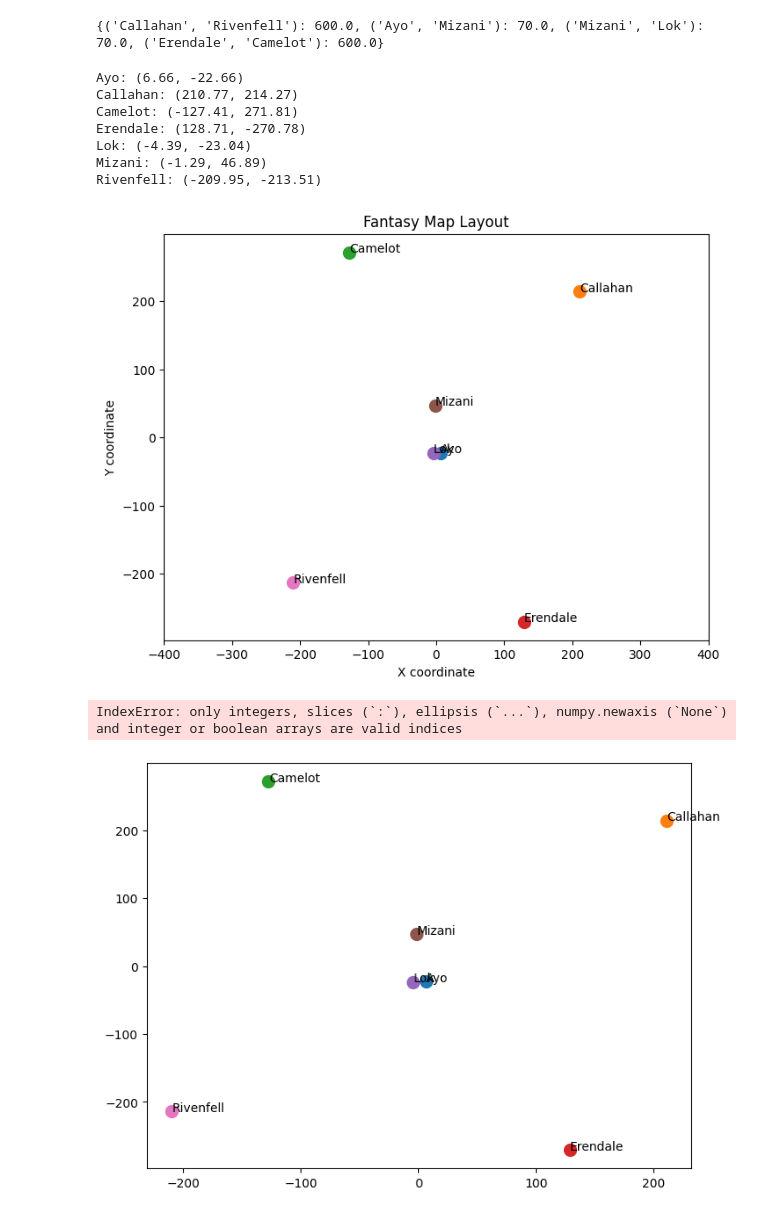
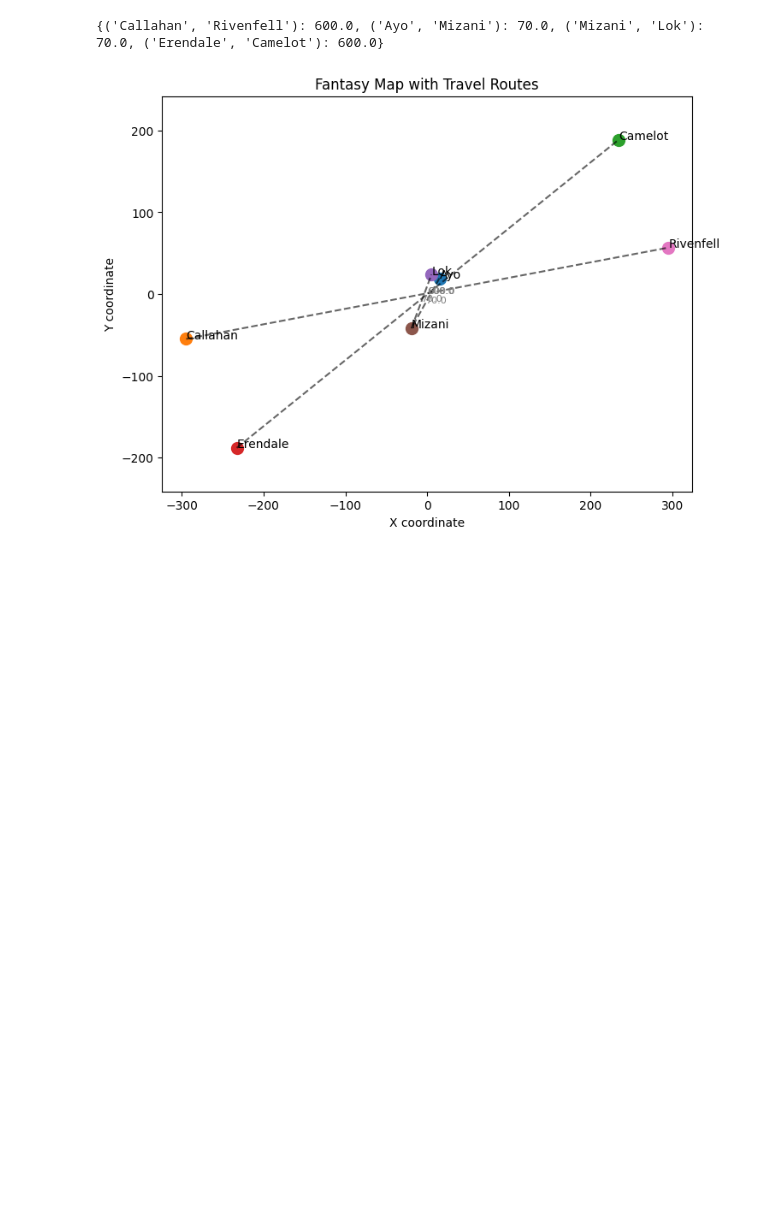
Before and after one commit to tforteni/story-map, a Jupyter notebook: notebooks/prototype.ipynb, the cells around one changed output. Cells and saved outputs as stored; diff of their text form; code cells hidden in the pictures; blank space fills up the shorter version.

Commit message:
implemented least squares

```diff
--- a/notebooks/prototype.ipynb
+++ b/notebooks/prototype.ipynb
@@ -369,11 +369,7 @@ print(distances)
 import numpy as np
 from scipy.optimize import least_squares
 
-#HELLO FUTURE TENI - LET'S SYTART BY FACTORING OUT THIS SOLVER CODE TO SOLVER.PY
-#Let's begin by understanding what the solver is doing and making sure that it actually makes
-#sense and that the coordinates it results in are correct. After that we can begin the plotting!
-# No need to rush. Just take things nice and steady
-
+#GET COORDINATES
 def get_all_locations(all_info):
     locs = set()
     for entry in all_info:
@@ -382,80 +378,57 @@ def get_all_locations(all_info):
     return sorted(locs)
 
 locations = get_all_locations(info)
-# we already have distances
 
-# Map location names to indices
-loc_index = {loc: i for i, loc in enumerate(locations)}
+def get_coords(locations, distances):
+    # Map location names to indices
+    loc_index = {loc: i for i, loc in enumerate(locations)}
 
-# Residual function
-def residuals(coords):
-    coords = coords.reshape(-1, 2)  # convert flat array to [[x1,y1],[x2,y2],...]
-    res = []
-    for (l1, l2), d in distances.items():
-        i, j = loc_index[l1], loc_index[l2]
-        xi, yi = coords[i]
-        xj, yj = coords[j]
-        res.append(np.sqrt((xi - xj)**2 + (yi - yj)**2) - d)
-    return res
+    # Residual function
+    def residuals(coords):
+        coords = coords.reshape(-1, 2)
+        res = []
+        for (l1, l2), d in distances.items():
+            i, j = loc_index[l1], loc_index[l2]
+            xi, yi = coords[i]
+            xj, yj = coords[j]
+            res.append(np.sqrt((xi - xj)**2 + (yi - yj)**2) - d)
+        return res
 
-# Initial guess: random coordinates
-x0 = np.random.rand(len(locations) * 2)
+    # Initial guess
+    x0 = np.random.rand(len(locations) * 2)
 
-# Solve
-result = least_squares(residuals, x0)
+    # Solve
+    result = least_squares(residuals, x0)
 
-coords = result.x.reshape(-1, 2)
-for loc, (x, y) in zip(locations, coords):
-    print(f"{loc}: ({x:.2f}, {y:.2f})")
+    coords_array = result.x.reshape(-1, 2)
+    coords = {name: tuple(coord) for name, coord in zip(locations, coords_array)}
 
-import matplotlib.pyplot as plt #THEN WE WANT TO PUT THIS PLOTTING CODE IN VISUALIZER.PY
+    return coords
 
-def plot_map(coords):
-    plt.figure(figsize=(8, 6))
-
-    for (x, y), name in zip(coords, locations):
-        plt.scatter(x, y, s=100, marker="o")        # draw the point
-        plt.text(x+0.2, y+0.2, name, fontsize=10)   # add label
-
-    plt.title("Fantasy Map Layout")
-    plt.xlabel("X coordinate")
-    plt.ylabel("Y coordinate")
-    plt.axis("equal")   # keep aspect ratio square
-    plt.show()
-
-plot_map(coords)
+import matplotlib.pyplot as plt
 
 def plot_map_with_routes(coords, distances):
     plt.figure(figsize=(8, 6))
 
     # draw points
-    for (x, y), name in zip(coords, locations):
+    for name, (x, y) in coords.items():
         plt.scatter(x, y, s=100, marker="o")
         plt.text(x+0.2, y+0.2, name, fontsize=10)
 
     # draw edges
     for (a, b), d in distances.items():
         xa, ya = coords[a]
         xb, yb = coords[b]
         plt.plot([xa, xb], [ya, yb], "k--", alpha=0.6)  # dashed line
         midx, midy = (xa+xb)/2, (ya+yb)/2
         plt.text(midx, midy, f"{d:.1f}", fontsize=8, color="gray")
 
     plt.title("Fantasy Map with Travel Routes")
     plt.xlabel("X coordinate")
     plt.ylabel("Y coordinate")
     plt.axis("equal")
     plt.show()
 
-plot_map_with_routes(coords, distances)
+plot_map_with_routes(get_coords(locations, distances), distances)
 # %% [output]
-Ayo: (6.66, -22.66)
-Callahan: (210.77, 214.27)
-Camelot: (-127.41, 271.81)
-Erendale: (128.71, -270.78)
-Lok: (-4.39, -23.04)
-Mizani: (-1.29, 46.89)
-Rivenfell: (-209.95, -213.51)
-[figure, old version]
+[figure, new version]
-IndexError: only integers, slices (`:`), ellipsis (`...`), numpy.newaxis (`None`) and integer or boolean arrays are valid indices
-[figure, removed]
```
Also changed, not shown: 10 other files.
